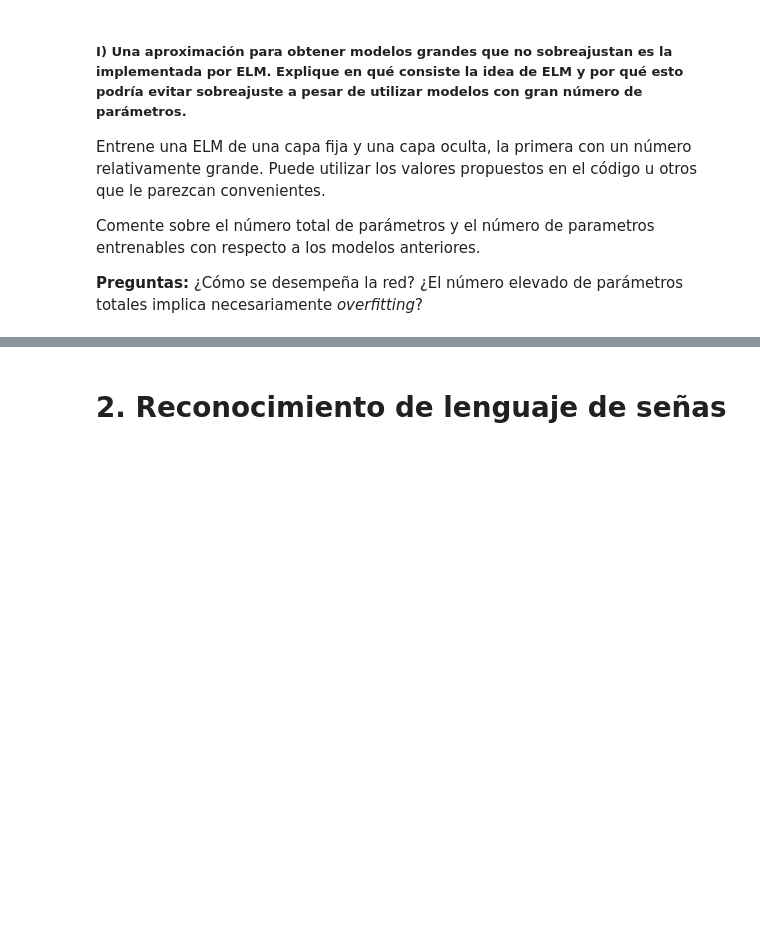
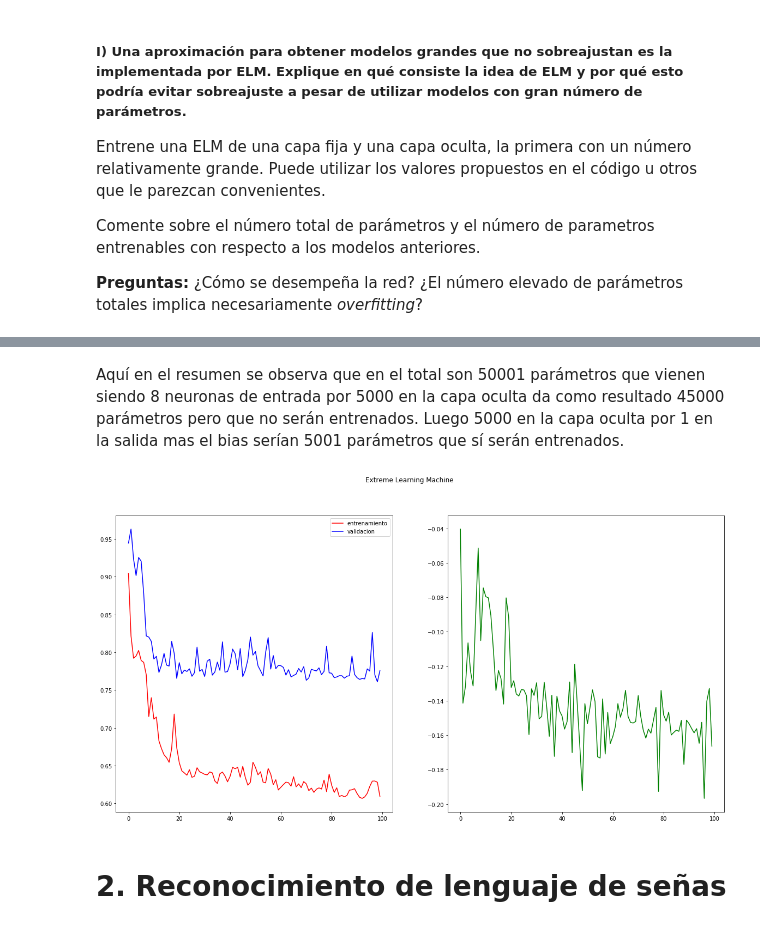
Before and after one commit to ManuelAlejandrG/Tarea_1, a Jupyter notebook: Tarea_1_Manuel_Goyo.ipynb, the cells around one changed output, grey strips where cells are left out. Saved outputs shown, nothing was run; the diff lists cells and outputs as text; code cells hidden in the pictures; blank space fills up the shorter version.

```diff
--- a/Tarea_1_Manuel_Goyo.ipynb
+++ b/Tarea_1_Manuel_Goyo.ipynb
@@ -1415,2 +1424,15 @@ dense=layers.Dense(5000, activation='relu',use_bias=True,trainable=False)(input_
+# %%
+from keras.regularizers import l2
+# Define architecture
+
+tf.random.set_seed(10)
+input_dense= input_layer.Input(shape=(8))
+dense=layers.Dense(5000, activation='relu',use_bias=True,trainable=False)(input_dense)
+output_dense=layers.Dense(1, activation='relu',use_bias=True, kernel_initializer="uniform", activity_regularizer=l2(0.1))(dense)
+model=models.Model(inputs=input_dense, outputs=output_dense)
+model.compile(optimizer=Adam(learning_rate=0.01),loss='mean_squared_error')
+# Train model
+hist = model.fit(x_tr, y_tr, epochs=100, verbose=0, validation_data=(x_val, y_val),callbacks=[History()])
+#............
 # %%
 model.summary()
@@ -1417,3 +1454,17 @@ model.summary()
+# %% [markdown]
+Aquí en el resumen se observa que en el total son 50001 parámetros que vienen siendo 8 neuronas de entrada por 5000 en la capa oculta da como resultado 45000 parámetros pero que no serán entrenados.
+Luego 5000 en la capa oculta por 1 en la salida mas el bias serían 5001 parámetros que sí serán entrenados.
+# %%
+plt.suptitle("Extreme Learning Machine ")
+plt.subplot(1,2,1)
+plt.plot(hist.history["loss"],"r", label="entrenamiento")
+plt.plot(hist.history["val_loss"],"b", label="validacion")
+plt.legend()
+plt.subplot(1,2,2)
+plt.plot(np.asarray(hist.history["loss"])-np.asarray(hist.history["val_loss"]),"g")
+plt.show()
+# %% [output]
+[figure, added]
 # %% [markdown]
 # 2. Reconocimiento de lenguaje de señas
 # %% [markdown]
```
Also changed, not shown: parts of 8 cells of this notebook, 5 other files.
